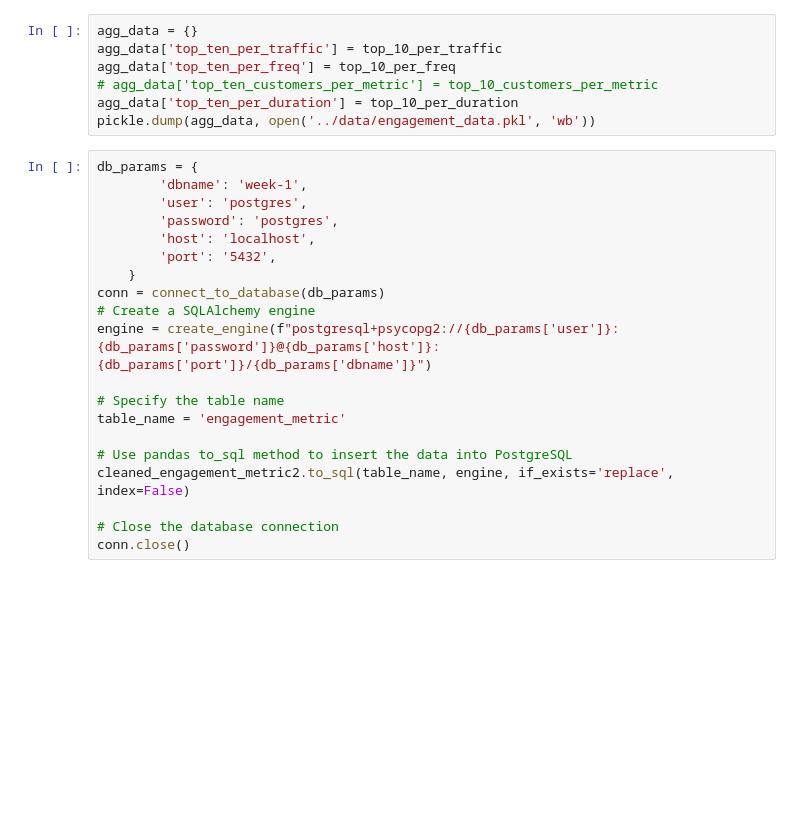
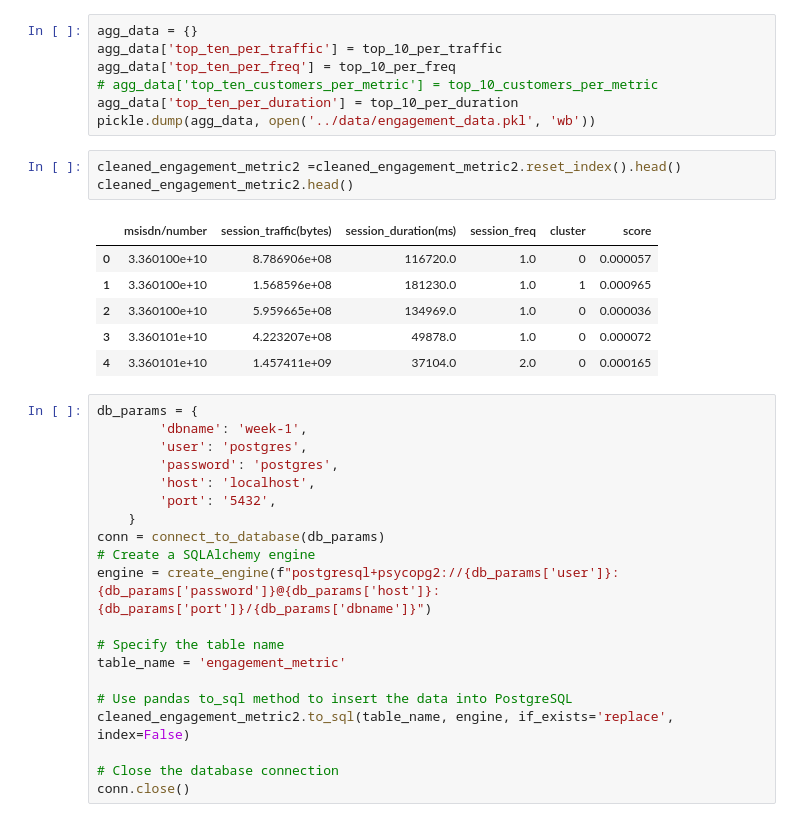
Before and after one commit to Berhanu13/User-Analytics-in-Telecommunication, a Jupyter notebook: notebooks/user_engagement_analysis.ipynb, the cells around one changed output. Cells and saved outputs as stored; diff of their text form; blank space fills up the shorter version.

```diff
--- a/notebooks/user_engagement_analysis.ipynb
+++ b/notebooks/user_engagement_analysis.ipynb
@@ -754,6 +754,16 @@ agg_data['top_ten_per_freq'] = top_10_per_freq
 # agg_data['top_ten_customers_per_metric'] = top_10_customers_per_metric
 agg_data['top_ten_per_duration'] = top_10_per_duration
 pickle.dump(agg_data, open('../data/engagement_data.pkl', 'wb'))
+# %%
+cleaned_engagement_metric2 =cleaned_engagement_metric2.reset_index().head()
+cleaned_engagement_metric2.head()
+# %% [output]
+|  | msisdn/number | session_traffic(bytes) | session_duration(ms) | session_freq | cluster | score |
+| 0 | 3.360100e+10 | 8.786906e+08 | 116720.0 | 1.0 | 0 | 0.000057 |
+| 1 | 3.360100e+10 | 1.568596e+08 | 181230.0 | 1.0 | 1 | 0.000965 |
+| 2 | 3.360100e+10 | 5.959665e+08 | 134969.0 | 1.0 | 0 | 0.000036 |
+| 3 | 3.360101e+10 | 4.223207e+08 | 49878.0 | 1.0 | 0 | 0.000072 |
+| 4 | 3.360101e+10 | 1.457411e+09 | 37104.0 | 2.0 | 0 | 0.000165 |
 # %%
 db_params = {
         'dbname': 'week-1',
```
Also changed, not shown: parts of 1 cell of this notebook.
